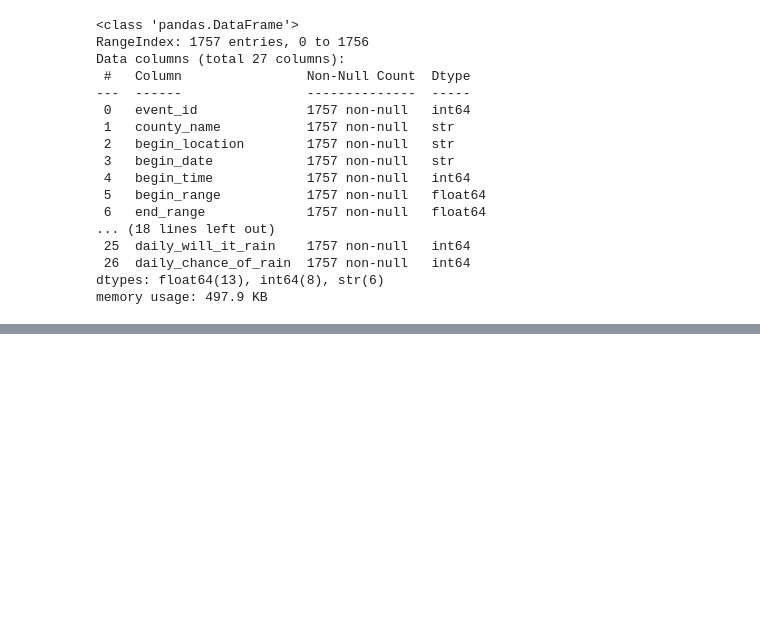
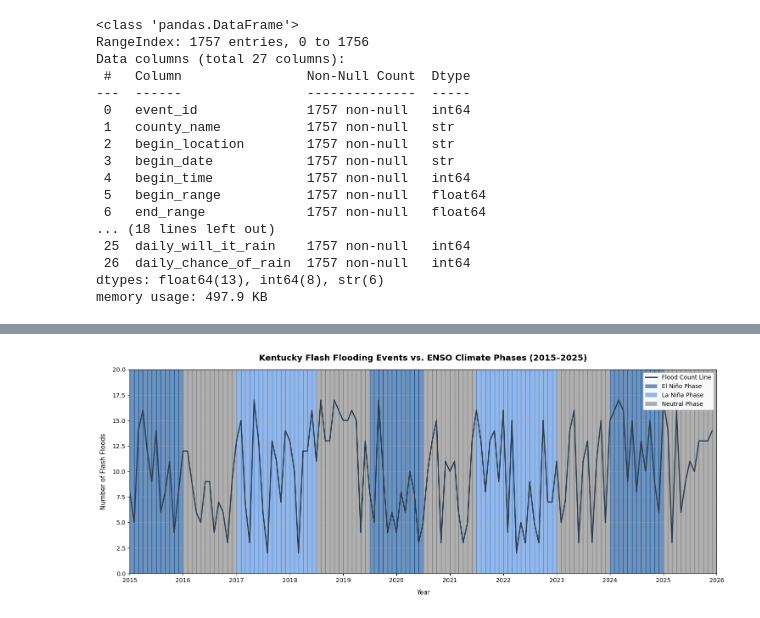
Before and after one commit to ashleyadehart/flash_floods_ky_2015_2025, a Jupyter notebook: notebooks/flash_floods_ky_2015_2025.ipynb, the cells around one changed output, grey strips where cells are left out. Cells and saved outputs as stored; diff of their text form; code cells hidden in the pictures; blank space fills up the shorter version.

Commit message:
Created flash flood events database and ERD diagram, along with adding advanced data visualizations to the Jupyter Notebook file

```diff
--- a/notebooks/flash_floods_ky_2015_2025.ipynb
+++ b/notebooks/flash_floods_ky_2015_2025.ipynb
@@ -841,0 +853,92 @@ df.to_csv('../data/processed/flash_floods_ky_event_info.csv', index=False)
+# %%
+import matplotlib.pyplot as plt
+import matplotlib.dates as mdates
+import numpy as np
+import pandas as pd
+
+date_range = pd.date_range(start="2015-01-01", end="2025-12-31", freq="MS")
+np.random.seed(42)
+
+flood_counts = np.random.randint(2, 18, size=len(date_range))
+
+phases_cycle = (
+    ["El Nino"] * 12 + ["Neutral"] * 12 + ["La Nina"] * 18 + ["Neutral"] * 12
+)
+enso_phases = [phases_cycle[i % len(phases_cycle)] for i in range(len(date_range))]
+
+df = pd.DataFrame(
+    {"Date": date_range, "Flood_Count": flood_counts, "ENSO_Phase": enso_phases}
+)
+
+fig, ax = plt.subplots(figsize=(15, 6))
+
+ax.plot(
+    df["Date"],
+    df["Flood_Count"],
+    color="#2c3e50",
+    linewidth=2,
+    label="Flash Flood Events",
+    zorder=3,
+)
+
+phase_colors = {
+    "El Nino": "#0e4c92",  # Darker blue
+    "La Nina": "#4c87d9",  # Light blue
+    "Neutral": "#7c7c7c",  # Soft neutral grey
+}
+
+for i in range(len(df)):
+    start_time = df["Date"].iloc[i]
+    # Span until the start of the next month
+    end_time = start_time + pd.DateOffset(months=1)
+    phase = df["ENSO_Phase"].iloc[i]
+
+    ax.axvspan(
+        start_time, end_time, color=phase_colors[phase], alpha=0.6, zorder=1
+    )
+
+ax.xaxis.set_major_locator(mdates.YearLocator())
+ax.xaxis.set_major_formatter(mdates.DateFormatter("%Y"))
+ax.set_xlim(df["Date"].min(), df["Date"].max() + pd.DateOffset(months=1))
+ax.set_ylim(0, df["Flood_Count"].max() + 3)
+
+ax.set_title(
+    "Kentucky Flash Flooding Events vs. ENSO Climate Phases (2015–2025)",
+    fontsize=14,
+    pad=15,
+    fontweight="bold",
+)
+ax.set_xlabel("Year", fontsize=11, labelpad=10)
+ax.set_ylabel("Number of Flash Floods", fontsize=11, labelpad=10)
+ax.grid(axis="y", linestyle="--", alpha=0.5, zorder=2)
+
+legend_elements = [
+    plt.Line2D(
+        [0],
+        [0],
+        color="#2c3e50",
+        lw=2,
+        label="Flood Count Line",
+    ),
+    plt.matplotlib.patches.Patch(
+        facecolor=phase_colors["El Nino"],
+        alpha=0.6,
+        label="El Niño Phase",
+    ),
+    plt.matplotlib.patches.Patch(
+        facecolor=phase_colors["La Nina"],
+        alpha=0.6,
+        label="La Niña Phase",
+    ),
+    plt.matplotlib.patches.Patch(
+        facecolor=phase_colors["Neutral"],
+        alpha=0.6,
+        label="Neutral Phase",
+    ),
+]
+ax.legend(handles=legend_elements, loc="upper right", framealpha=0.95)
+
+plt.tight_layout()
+plt.show()
+# %% [output]
+[figure, added]
```
Also changed, not shown: parts of 7 cells of this notebook, 3 other files.
